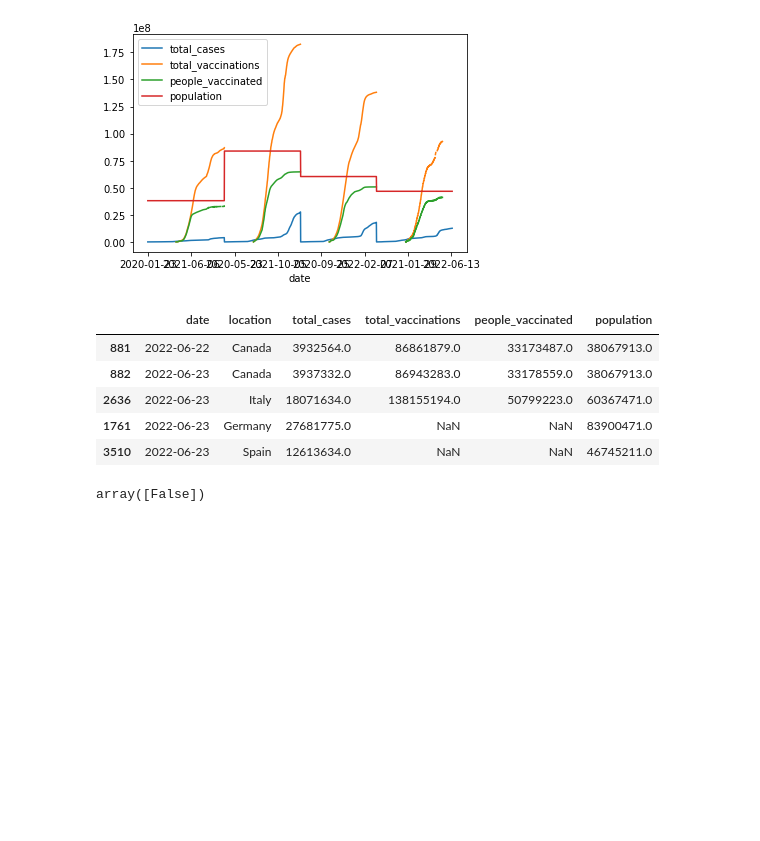
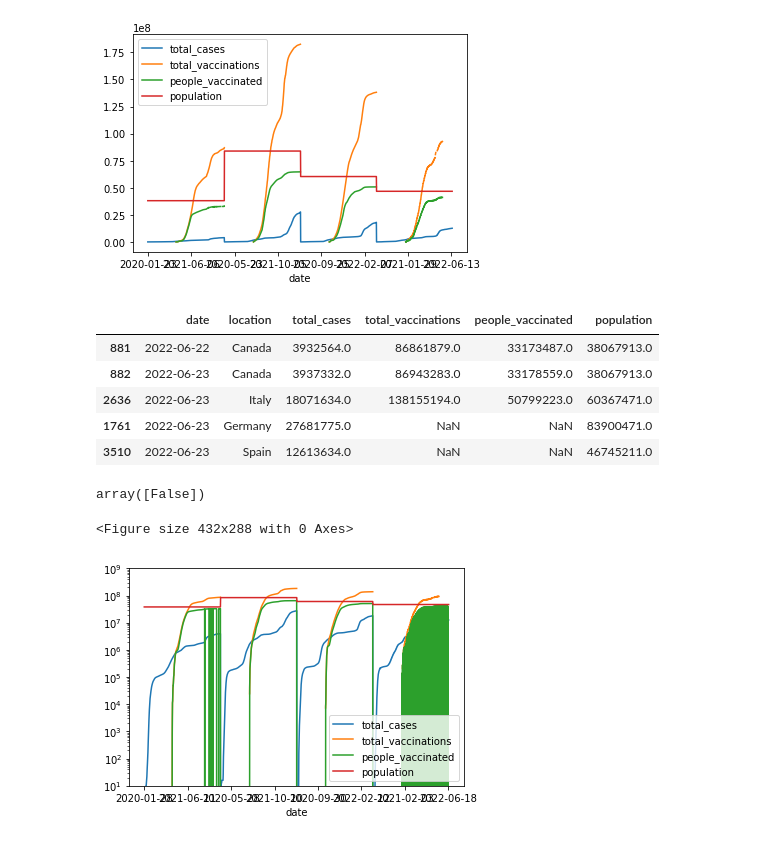
Before and after one commit to rohtkumar/Covid19-DS, a Jupyter notebook: notebooks/Task1.ipynb, the cells around one changed output. Drawn from its saved outputs; the diff is of its cells as text; code cells hidden in the pictures; blank space fills up the shorter version.

Commit message:
Updated plots for %ge infection and %ge vaccination

```diff
--- a/notebooks/Task1.ipynb
+++ b/notebooks/Task1.ipynb
@@ -122,2 +122,12 @@ df.total_cases.isna().unique()
 # %% [output]
 array([False])
+# %%
+plt.figure();
+#slice data frame as some columns are not needed in the grap
+ax=df_processed.iloc[5:,:].set_index('date').plot()
+plt.ylim(10, 1000000000)
+#to plot graphs in exponential domain
+ax.set_yscale('log')
+# %% [output]
+<Figure size 432x288 with 0 Axes>
+[figure, added]
```
Also changed, not shown: parts of 9 cells of this notebook.
